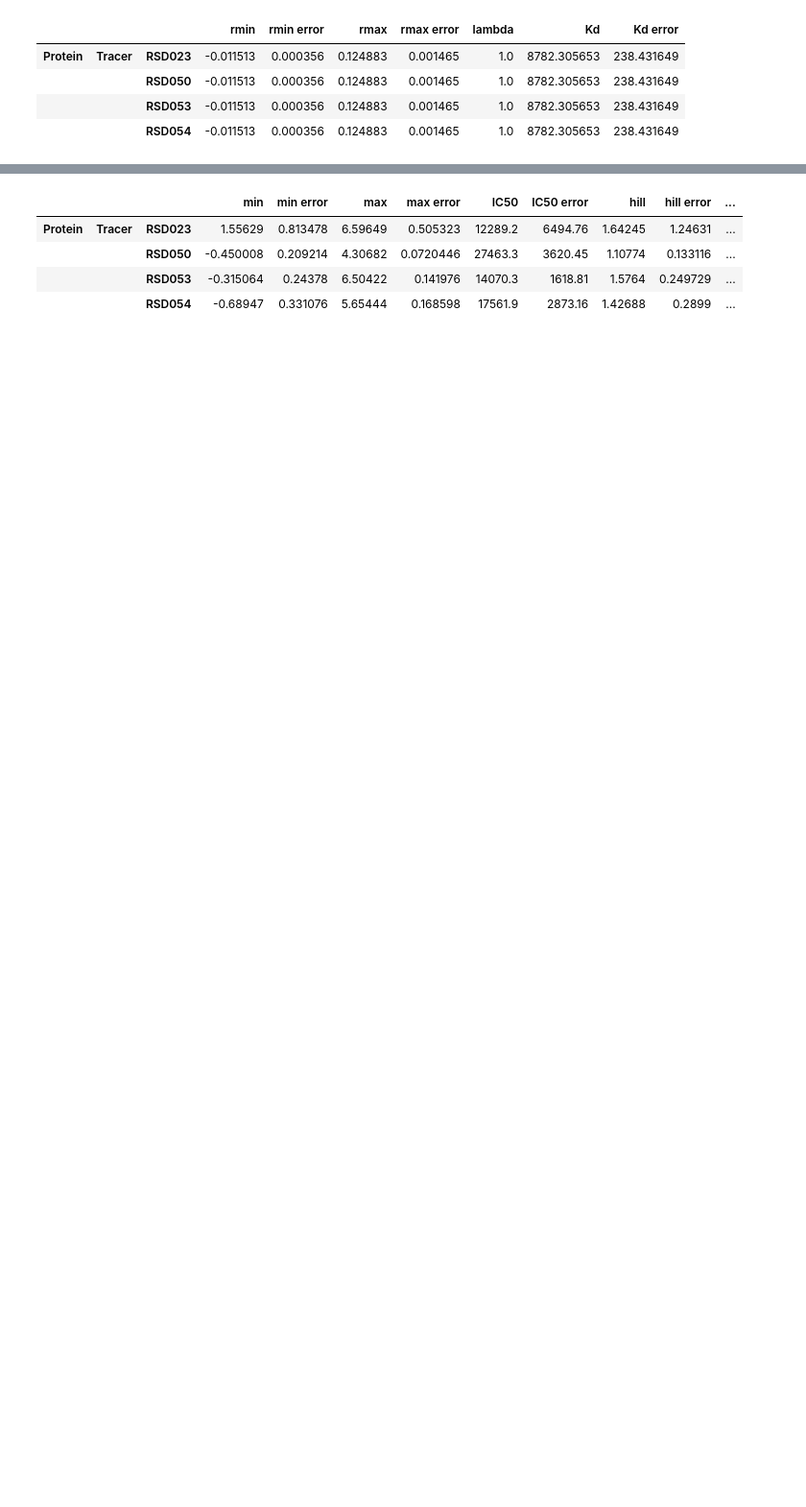
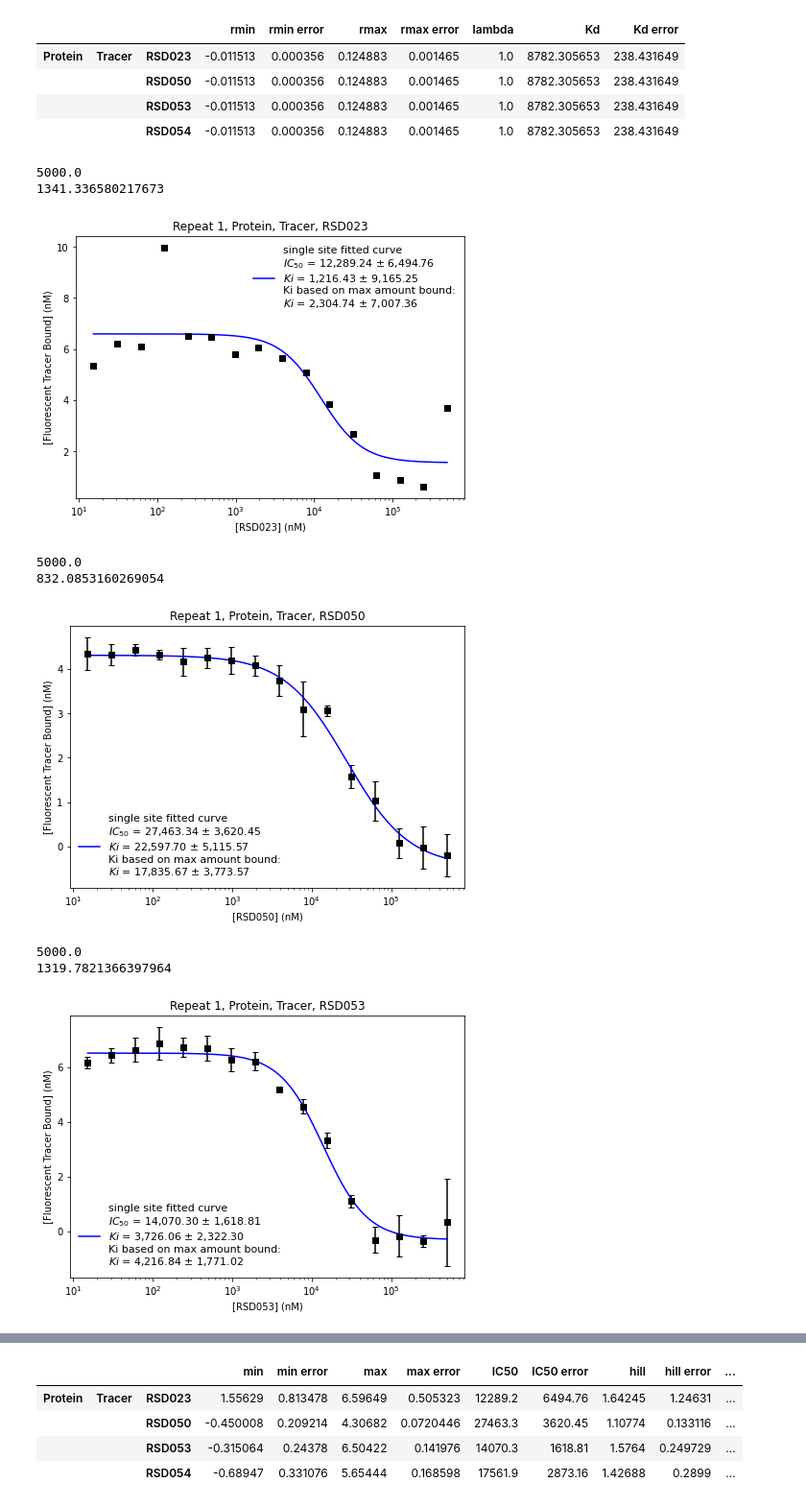
Before and after one commit to mariuszlas/Fluorescence-Anisotropy-Analysis-Development, a Jupyter notebook: fluorescenceanisotropy/fluores_anisotropy.ipynb, the cells around one changed output, grey strips where cells are left out. Shown at 96% size. Saved outputs shown, nothing was run; the diff lists cells and outputs as text; code cells hidden in the pictures; blank space fills up the shorter version.

```diff
--- a/fluorescenceanisotropy/fluores_anisotropy.ipynb
+++ b/fluorescenceanisotropy/fluores_anisotropy.ipynb
@@ -1698,3 +1707,15 @@ my_datac.final_fit
 my_datac.calc_amount_bound()
 # %%
 my_datac.single_site_com()
+# %%
+my_datac.plot_ic50()
+# %% [output]
+5000.0
+1341.336580217673
+[figure, added]
+5000.0
+832.0853160269054
+[figure, added]
+5000.0
+1319.7821366397964
+[figure, added]
```
Also changed, not shown: parts of 8 cells of this notebook.
